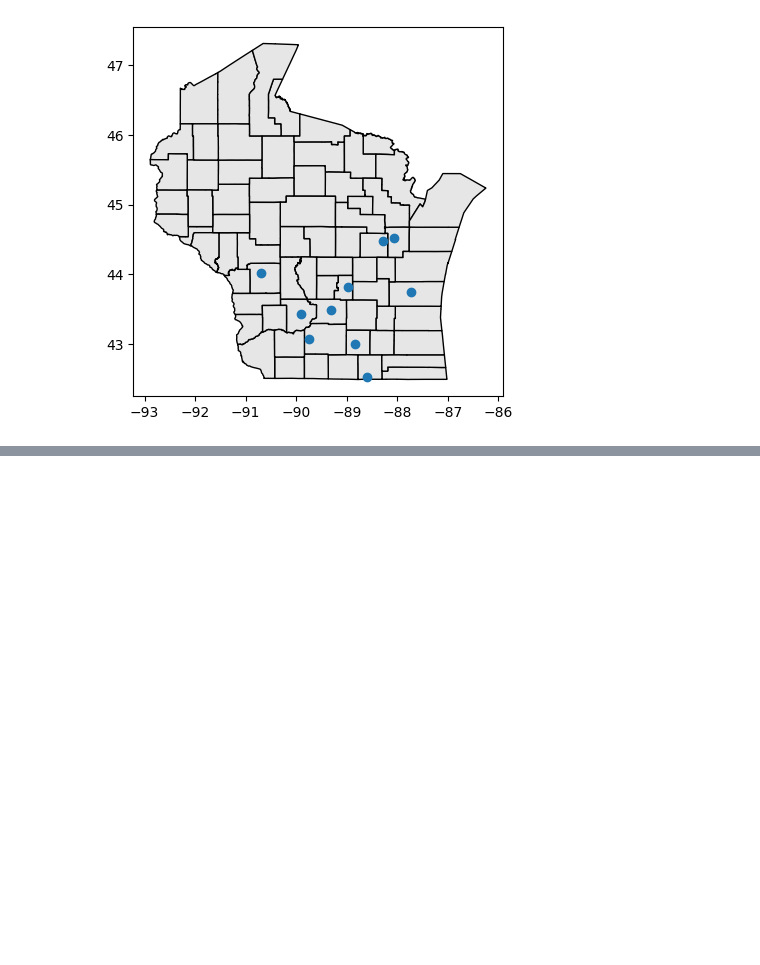
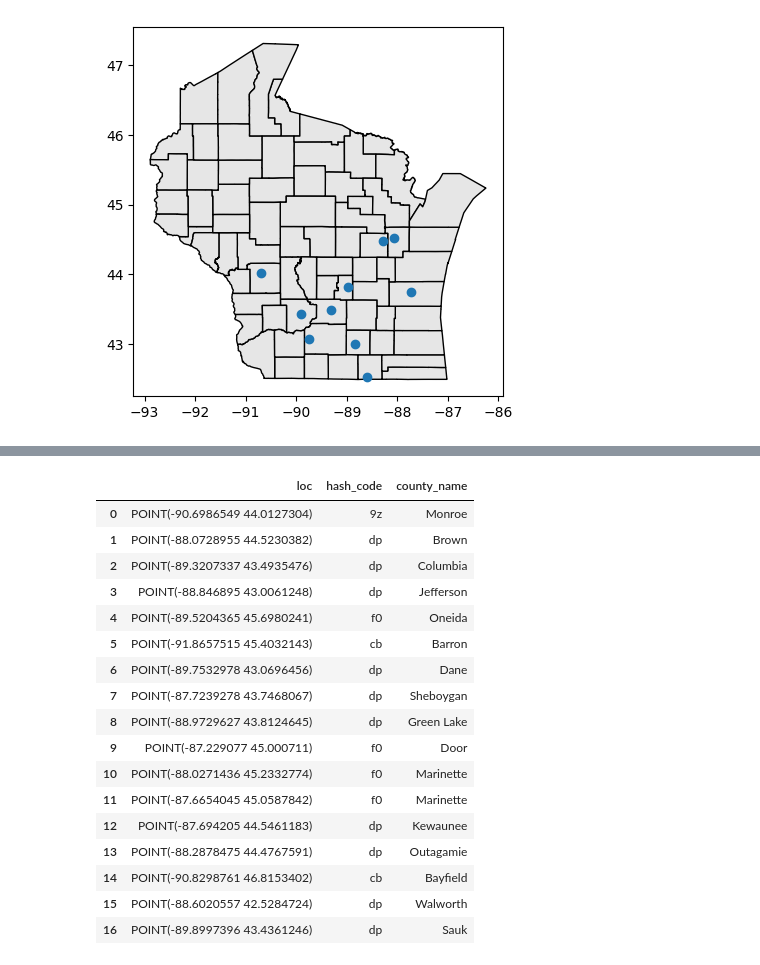
Before and after one commit to cs544-wisc/f23, a Jupyter notebook: lec/37-bq/lec1.ipynb, the cells around one changed output, grey strips where cells are left out. Cells and saved outputs as stored; diff of their text form; code cells hidden in the pictures; blank space fills up the shorter version.

```diff
--- a/lec/37-bq/lec1.ipynb
+++ b/lec/37-bq/lec1.ipynb
@@ -236,0 +264,24 @@ wi_houses
+# %%
+%%bigquery
+SELECT houses.loc, ST_GEOHASH(loc, 2) AS hash_code, wi.county_name
+FROM cs544-f23.test1.houses CROSS JOIN cs544-f23.test1.wi
+WHERE ST_Within(loc, county_geom)
+# %% [output]
+|  | loc | hash_code | county_name |
+| 0 | POINT(-90.6986549 44.0127304) | 9z | Monroe |
+| 1 | POINT(-88.0728955 44.5230382) | dp | Brown |
+| 2 | POINT(-89.3207337 43.4935476) | dp | Columbia |
+| 3 | POINT(-88.846895 43.0061248) | dp | Jefferson |
+| 4 | POINT(-89.5204365 45.6980241) | f0 | Oneida |
+| 5 | POINT(-91.8657515 45.4032143) | cb | Barron |
+| 6 | POINT(-89.7532978 43.0696456) | dp | Dane |
+| 7 | POINT(-87.7239278 43.7468067) | dp | Sheboygan |
+| 8 | POINT(-88.9729627 43.8124645) | dp | Green Lake |
+| 9 | POINT(-87.229077 45.000711) | f0 | Door |
+| 10 | POINT(-88.0271436 45.2332774) | f0 | Marinette |
+| 11 | POINT(-87.6654045 45.0587842) | f0 | Marinette |
+| 12 | POINT(-87.694205 44.5461183) | dp | Kewaunee |
+| 13 | POINT(-88.2878475 44.4767591) | dp | Outagamie |
+| 14 | POINT(-90.8298761 46.8153402) | cb | Bayfield |
+| 15 | POINT(-88.6020557 42.5284724) | dp | Walworth |
+| 16 | POINT(-89.8997396 43.4361246) | dp | Sauk |
```
Also changed, not shown: parts of 4 cells of this notebook, 3 other files.
